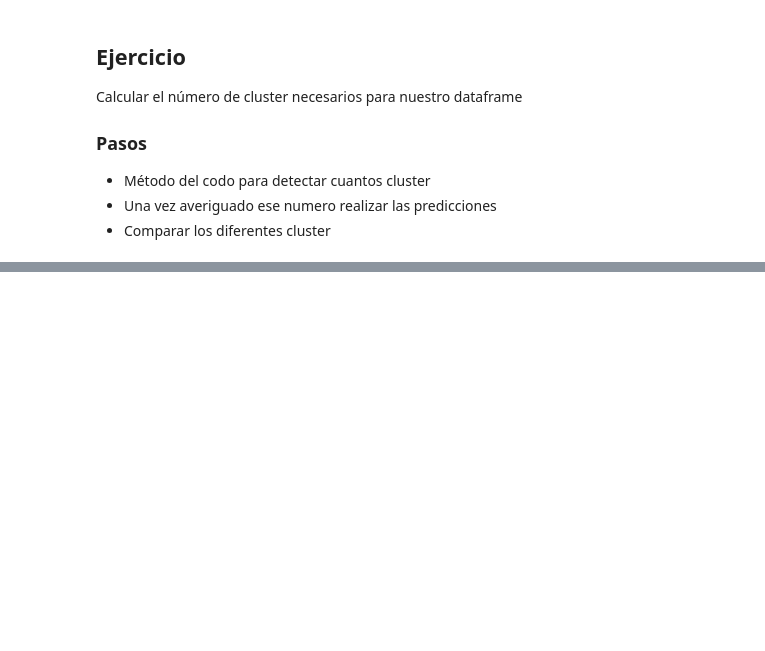
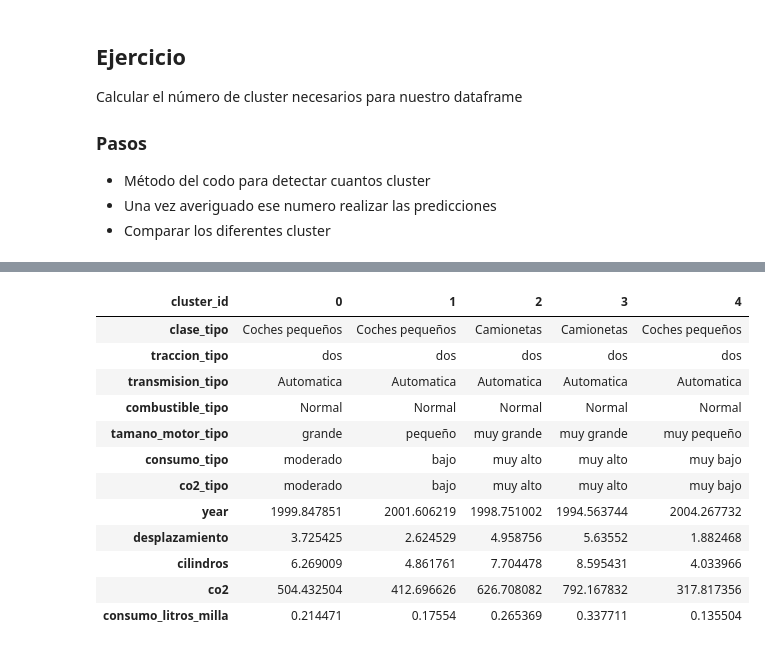
Before and after one commit to jsanz81/Bootcamp_Abril2023, a Jupyter notebook: 05_Machine_Learning/03_Aprendizaje_No_Supervisado/Cluster/Kmeans/K-Means.ipynb, the cells around one changed output, grey strips where cells are left out. Saved outputs shown, nothing was run; the diff lists cells and outputs as text; code cells hidden in the pictures; blank space fills up the shorter version.

```diff
--- a/05_Machine_Learning/03_Aprendizaje_No_Supervisado/Cluster/Kmeans/K-Means.ipynb
+++ b/05_Machine_Learning/03_Aprendizaje_No_Supervisado/Cluster/Kmeans/K-Means.ipynb
@@ -179,0 +196,3 @@ Calcular el número de cluster necesarios para nuestro dataframe
+# %%
+kmeans=KMeans(n_clusters=5,max_iter=300,random_state=42)
+y_kmeans=kmeans.fit_predict(vehiculos_pr)
@@ -179,0 +204,13 @@ Calcular el número de cluster necesarios para nuestro dataframe
+# %%
+def resumen_cluster(cluster_id):
+    cluster = vehiculos[clusters==cluster_id]
+    resumen_cluster = cluster[datos_categoricos.columns].mode().to_dict(orient="records")[0]
+    resumen_cluster.update(cluster.mean().to_dict())
+    resumen_cluster["cluster_id"] = cluster_id
+    return resumen_cluster
+
+def comparar_clusters(*cluster_ids):
+    resumenes = []
+    for cluster_id in cluster_ids:
+        resumenes.append(resumen_cluster(cluster_id))
+    return pd.DataFrame(resumenes).set_index("cluster_id").T
@@ -179,0 +233,16 @@ Calcular el número de cluster necesarios para nuestro dataframe
+# %%
+comparar_clusters(*np.unique(clusters))
+# %% [output]
+| cluster_id | 0 | 1 | 2 | 3 | 4 |
+| clase_tipo | Coches pequeños | Coches pequeños | Camionetas | Camionetas | Coches pequeños |
+| traccion_tipo | dos | dos | dos | dos | dos |
+| transmision_tipo | Automatica | Automatica | Automatica | Automatica | Automatica |
+| combustible_tipo | Normal | Normal | Normal | Normal | Normal |
+| tamano_motor_tipo | grande | pequeño | muy grande | muy grande | muy pequeño |
+| consumo_tipo | moderado | bajo | muy alto | muy alto | muy bajo |
+| co2_tipo | moderado | bajo | muy alto | muy alto | muy bajo |
+| year | 1999.847851 | 2001.606219 | 1998.751002 | 1994.563744 | 2004.267732 |
+| desplazamiento | 3.725425 | 2.624529 | 4.958756 | 5.63552 | 1.882468 |
+| cilindros | 6.269009 | 4.861761 | 7.704478 | 8.595431 | 4.033966 |
+| co2 | 504.432504 | 412.696626 | 626.708082 | 792.167832 | 317.817356 |
+| consumo_litros_milla | 0.214471 | 0.17554 | 0.265369 | 0.337711 | 0.135504 |
```
Also changed, not shown: parts of 10 cells of this notebook.
